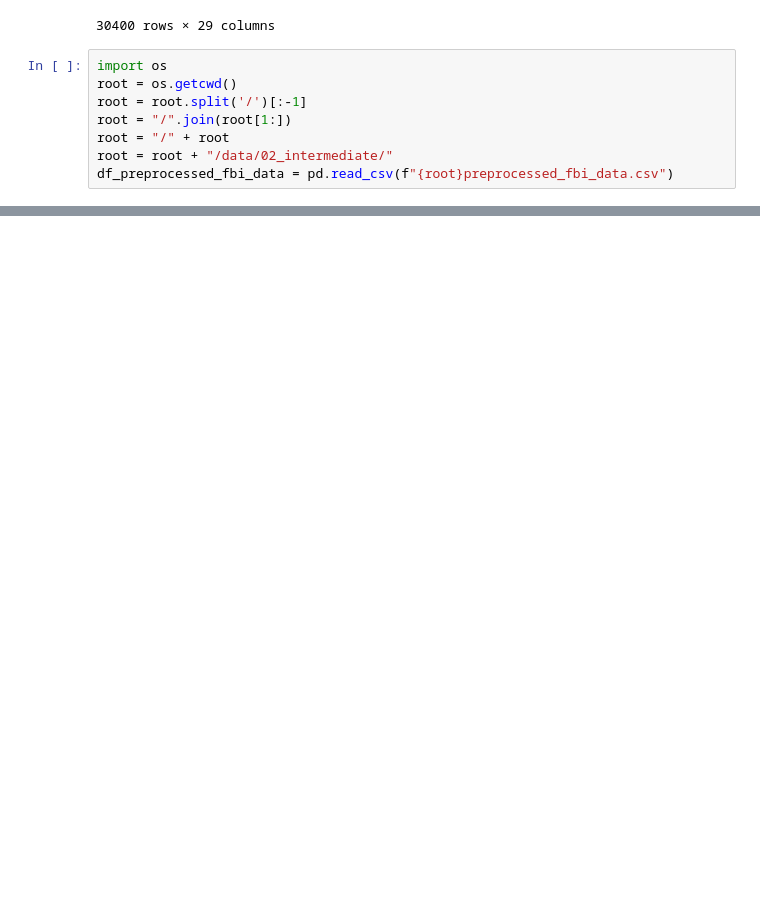
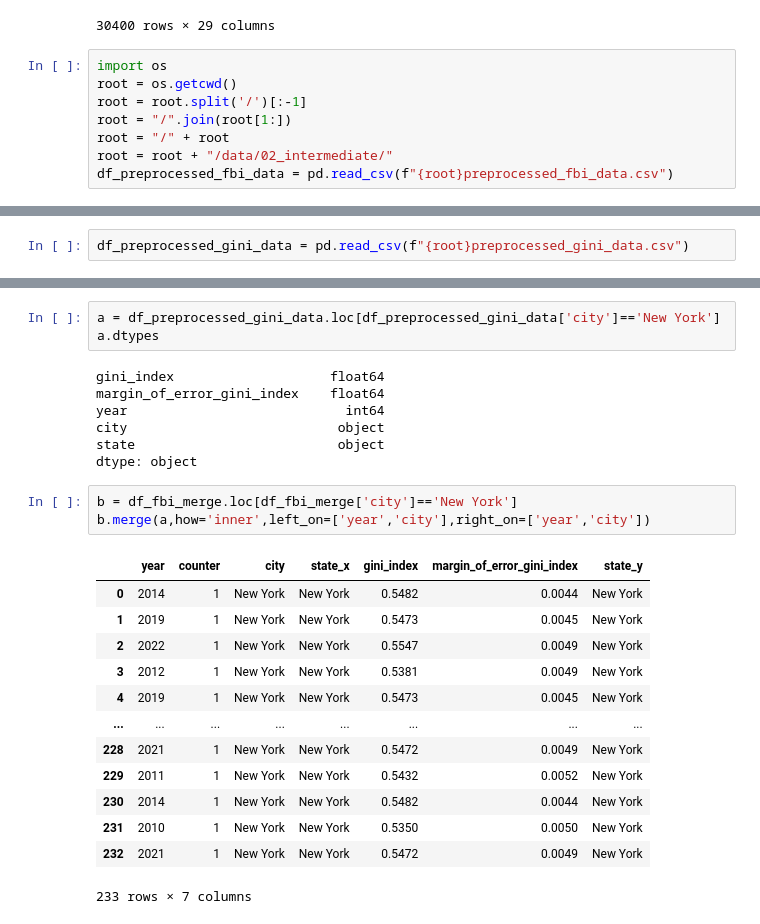
Before and after one commit to reckoning-machines/sharing-sacred-spaces, a Jupyter notebook: notebooks/fbi_data_eda.ipynb, the cells around one changed output, grey strips where cells are left out. Cells and saved outputs as stored; diff of their text form; blank space fills up the shorter version.

Commit message:
create dataset with gini data

```diff
--- a/notebooks/fbi_data_eda.ipynb
+++ b/notebooks/fbi_data_eda.ipynb
@@ -126,0 +127,2 @@ df_preprocessed_fbi_data
+# %%
+df_preprocessed_gini_data = pd.read_csv(f"{root}preprocessed_gini_data.csv")
@@ -126,0 +189,27 @@ df_preprocessed_fbi_data
+# %%
+a = df_preprocessed_gini_data.loc[df_preprocessed_gini_data['city']=='New York']
+a.dtypes
+# %% [output]
+gini_index                    float64
+margin_of_error_gini_index    float64
+year                            int64
+city                           object
+state                          object
+dtype: object
+# %%
+b = df_fbi_merge.loc[df_fbi_merge['city']=='New York']
+b.merge(a,how='inner',left_on=['year','city'],right_on=['year','city'])
+# %% [output]
+|  | year | counter | city | state_x | gini_index | margin_of_error_gini_index | state_y |
+| 0 | 2014 | 1 | New York | New York | 0.5482 | 0.0044 | New York |
+| 1 | 2019 | 1 | New York | New York | 0.5473 | 0.0045 | New York |
+| 2 | 2022 | 1 | New York | New York | 0.5547 | 0.0049 | New York |
+| 3 | 2012 | 1 | New York | New York | 0.5381 | 0.0049 | New York |
+| 4 | 2019 | 1 | New York | New York | 0.5473 | 0.0045 | New York |
+| ... | ... | ... | ... | ... | ... | ... | ... |
+| 228 | 2021 | 1 | New York | New York | 0.5472 | 0.0049 | New York |
+| 229 | 2011 | 1 | New York | New York | 0.5432 | 0.0052 | New York |
+| 230 | 2014 | 1 | New York | New York | 0.5482 | 0.0044 | New York |
+| 231 | 2010 | 1 | New York | New York | 0.5350 | 0.0050 | New York |
+| 232 | 2021 | 1 | New York | New York | 0.5472 | 0.0049 | New York |
+233 rows × 7 columns
```
Also changed, not shown: parts of 8 cells of this notebook, 42 other files.
